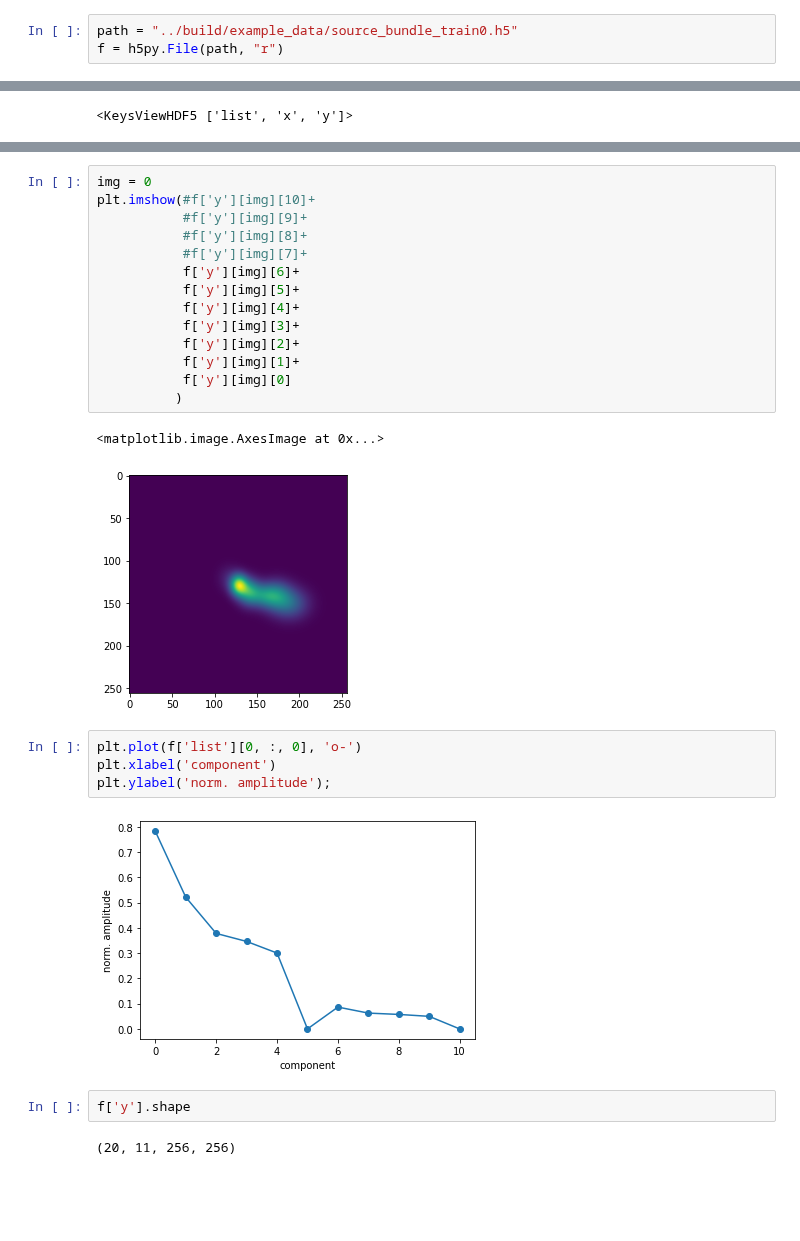
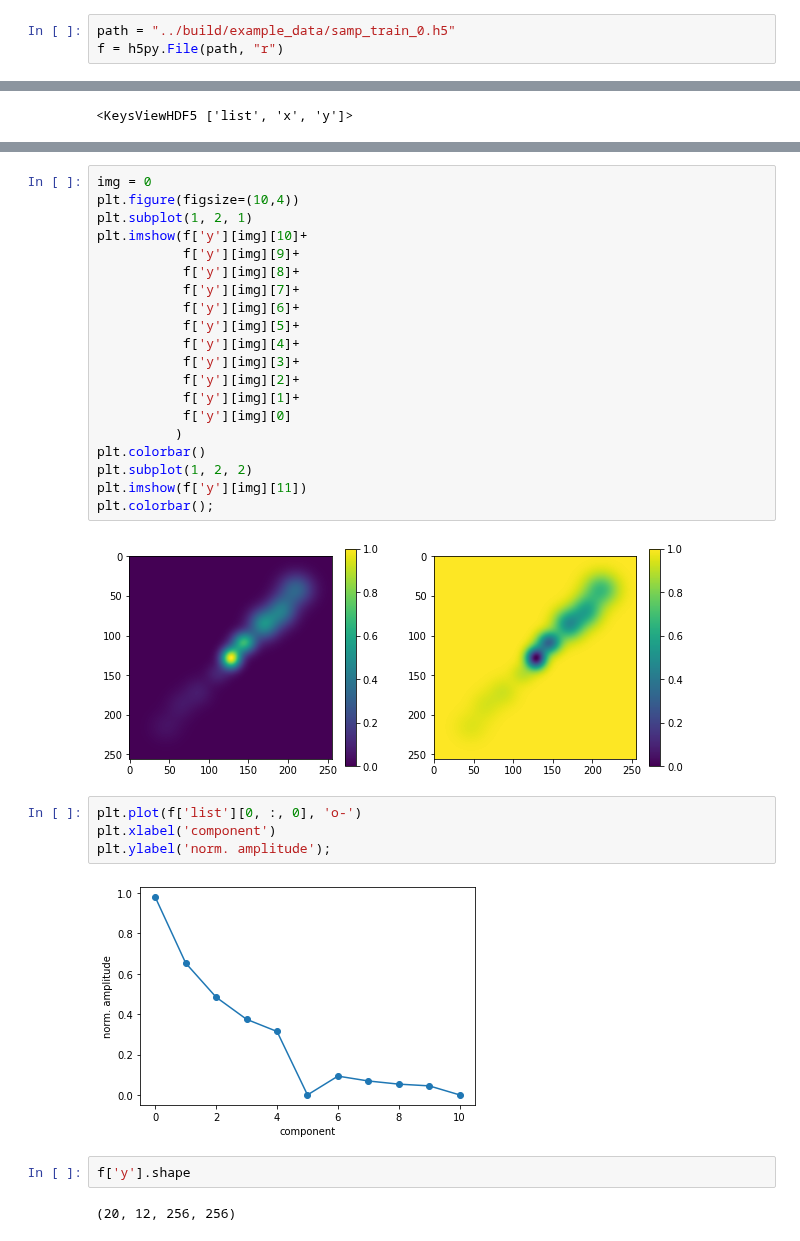
Before and after one commit to radionets-project/radiosim, a Jupyter notebook: notebooks/check_simulations.ipynb, the cells around one changed output, grey strips where cells are left out. Drawn from its saved outputs; the diff is of its cells as text; blank space fills up the shorter version.

```diff
--- a/notebooks/check_simulations.ipynb
+++ b/notebooks/check_simulations.ipynb
@@ -3,7 +3,7 @@ import h5py
 import numpy as np
 import matplotlib.pyplot as plt
 # %%
-path = "../build/example_data/source_bundle_train0.h5"
+path = "../build/example_data/samp_train_0.h5"
 f = h5py.File(path, "r")
 # %%
 f.keys()
@@ -19,27 +19,32 @@ for i in range(9):
 # %%
 img = 0
-plt.imshow(#f['y'][img][10]+
-           #f['y'][img][9]+
-           #f['y'][img][8]+
-           #f['y'][img][7]+
+plt.figure(figsize=(10,4))
+plt.subplot(1, 2, 1)
+plt.imshow(f['y'][img][10]+
+           f['y'][img][9]+
+           f['y'][img][8]+
+           f['y'][img][7]+
            f['y'][img][6]+
            f['y'][img][5]+
            f['y'][img][4]+
            f['y'][img][3]+
            f['y'][img][2]+
            f['y'][img][1]+
            f['y'][img][0]
           )
+plt.colorbar()
+plt.subplot(1, 2, 2)
+plt.imshow(f['y'][img][11])
+plt.colorbar();
 # %% [output]
-<matplotlib.image.AxesImage at 0x...>
-[figure, old version]
+[figure, new version]
 # %%
 plt.plot(f['list'][0, :, 0], 'o-')
 plt.xlabel('component')
 plt.ylabel('norm. amplitude');
 # %% [output]
-[figure, old version]
+[figure, new version]
 # %%
 f['y'].shape
 # %% [output]
-(20, 11, 256, 256)
+(20, 12, 256, 256)
```
Also changed, not shown: parts of 1 cell of this notebook, 1 other file.
